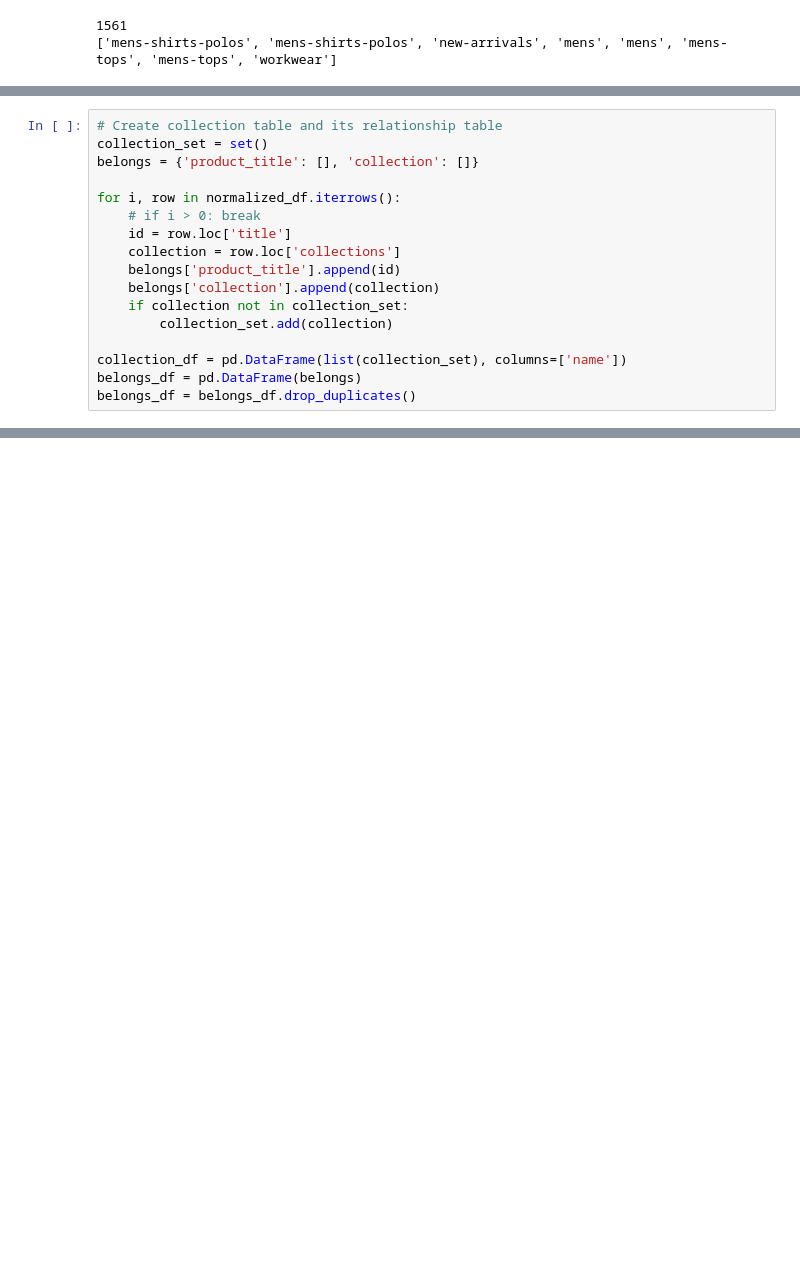
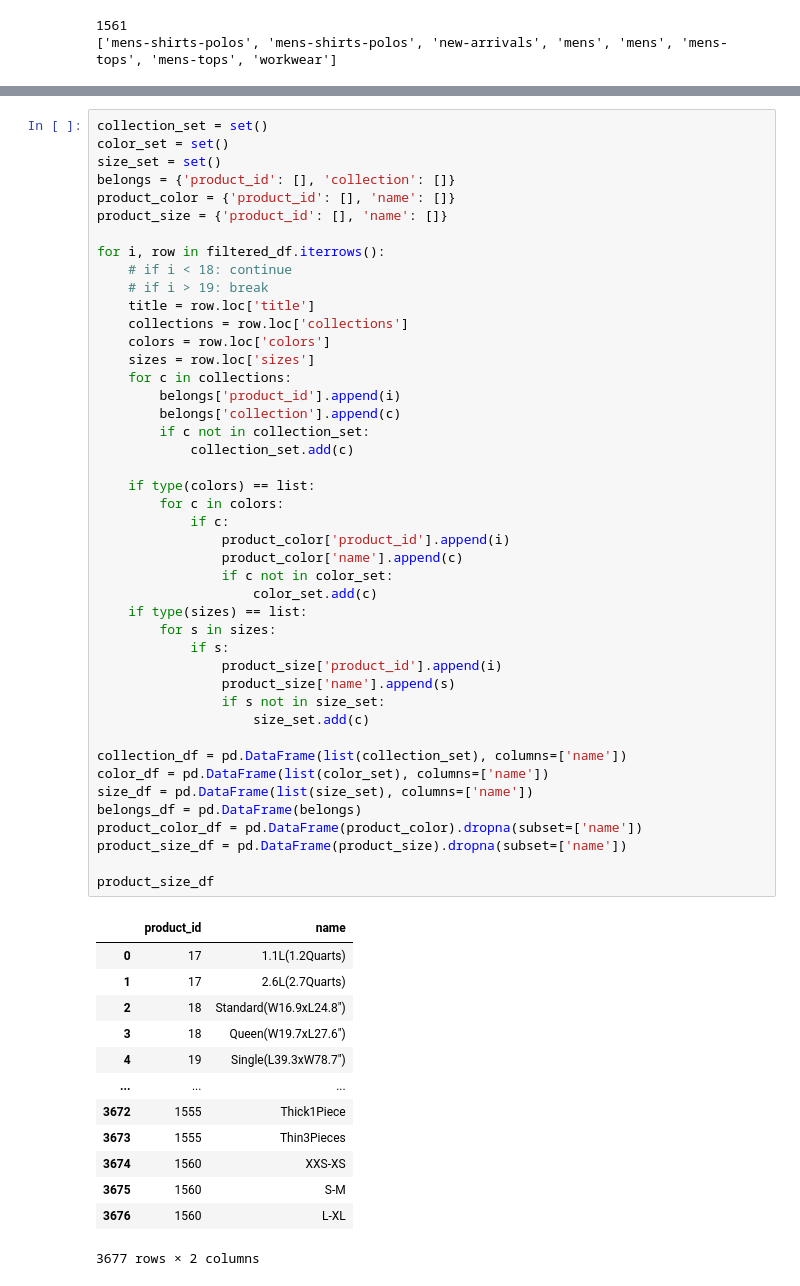
Before and after one commit to dauinh/enterprise_db, a Jupyter notebook: data/clean.ipynb, the cells around one changed output, grey strips where cells are left out. Saved outputs shown, nothing was run; the diff lists cells and outputs as text; blank space fills up the shorter version.

```diff
--- a/data/clean.ipynb
+++ b/data/clean.ipynb
@@ -148,17 +140,0 @@ normalized_df
-# %%
-# Create collection table and its relationship table
-collection_set = set()
-belongs = {'product_title': [], 'collection': []}
-
-for i, row in normalized_df.iterrows():
-    # if i > 0: break
-    id = row.loc['title']
-    collection = row.loc['collections']
-    belongs['product_title'].append(id)
-    belongs['collection'].append(collection)
-    if collection not in collection_set:
-        collection_set.add(collection)
-
-collection_df = pd.DataFrame(list(collection_set), columns=['name'])
-belongs_df = pd.DataFrame(belongs)
-belongs_df = belongs_df.drop_duplicates()
@@ -214,0 +150,58 @@ normalized_df
+# %%
+collection_set = set()
+color_set = set()
+size_set = set()
+belongs = {'product_id': [], 'collection': []}
+product_color = {'product_id': [], 'name': []}
+product_size = {'product_id': [], 'name': []}
+
+for i, row in filtered_df.iterrows():
+    # if i < 18: continue
+    # if i > 19: break
+    title = row.loc['title']
+    collections = row.loc['collections']
+    colors = row.loc['colors']
+    sizes = row.loc['sizes']
+    for c in collections:
+        belongs['product_id'].append(i)
+        belongs['collection'].append(c)
+        if c not in collection_set:
+            collection_set.add(c)
+
+    if type(colors) == list:
+        for c in colors:
+            if c:
+                product_color['product_id'].append(i)
+                product_color['name'].append(c)
+                if c not in color_set:
+                    color_set.add(c)
+    if type(sizes) == list:
+        for s in sizes:
+            if s:
+                product_size['product_id'].append(i)
+                product_size['name'].append(s)
+                if s not in size_set:
+                    size_set.add(c)
+
+collection_df = pd.DataFrame(list(collection_set), columns=['name'])
+color_df = pd.DataFrame(list(color_set), columns=['name'])
+size_df = pd.DataFrame(list(size_set), columns=['name'])
+belongs_df = pd.DataFrame(belongs)
+product_color_df = pd.DataFrame(product_color).dropna(subset=['name'])
+product_size_df = pd.DataFrame(product_size).dropna(subset=['name'])
+
+product_size_df
+# %% [output]
+|  | product_id | name |
+| 0 | 17 | 1.1L(1.2Quarts) |
+| 1 | 17 | 2.6L(2.7Quarts) |
+| 2 | 18 | Standard(W16.9xL24.8") |
+| 3 | 18 | Queen(W19.7xL27.6") |
+| 4 | 19 | Single(L39.3xW78.7") |
+| ... | ... | ... |
+| 3672 | 1555 | Thick1Piece |
+| 3673 | 1555 | Thin3Pieces |
+| 3674 | 1560 | XXS-XS |
+| 3675 | 1560 | S-M |
+| 3676 | 1560 | L-XL |
+3677 rows × 2 columns
```
Also changed, not shown: parts of 10 cells of this notebook.
